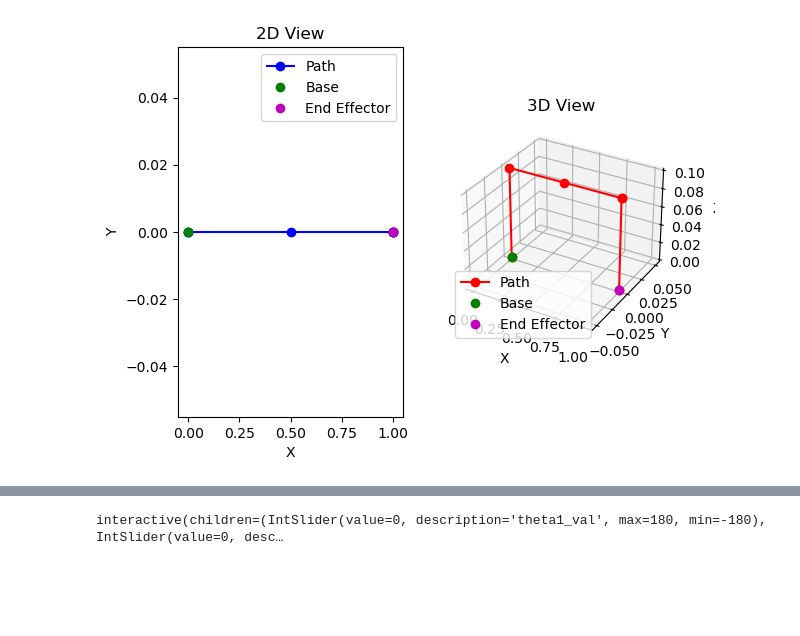
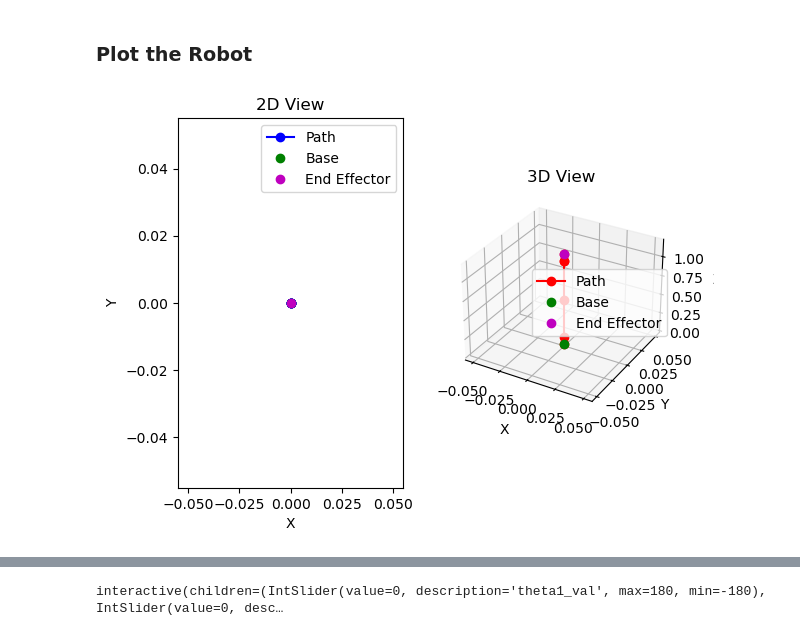
Before and after one commit to sulimanbadour1/Project_S, a Jupyter notebook: control/InverseKinematics/math/Forward_kinematics/FK.ipynb, the cells around one changed output, grey strips where cells are left out. Drawn from its saved outputs; the diff is of its cells as text; code cells hidden in the pictures; blank space fills up the shorter version.

```diff
--- a/control/InverseKinematics/math/Forward_kinematics/FK.ipynb
+++ b/control/InverseKinematics/math/Forward_kinematics/FK.ipynb
@@ -115,3 +99,5 @@ Numerical Evaluation of the Transformation Matrix:
+# %% [markdown]
+### Plot the Robot
 # %%
 import numpy as np
 import matplotlib.pyplot as plt
@@ -128,27 +114,31 @@ d3, a3, alpha3 = 0, 0.5, 0
 d4, a4, alpha4 = 0, 0, pi / 2
 d5, a5, alpha5 = 0.1, 0, 0
 
+
 # Define the transformation matrix function using DH parameters
 def DH_matrix(theta, d, a, alpha):
-    return Matrix([
+    return Matrix(
         [
-            cos(theta),
-            -sin(theta) * cos(alpha),
-            sin(theta) * sin(alpha),
-            a * cos(theta),
-        ],
-        [
-            sin(theta),
-            cos(theta) * cos(alpha),
-            -cos(theta) * sin(alpha),
-            a * sin(theta),
-        ],
-        [0, sin(alpha), cos(alpha), d],
-        [0, 0, 0, 1],
-    ])
+            [
+                cos(theta),
+                -sin(theta) * cos(alpha),
+                sin(theta) * sin(alpha),
+                a * cos(theta),
+            ],
+            [
+                sin(theta),
+                cos(theta) * cos(alpha),
+                -cos(theta) * sin(alpha),
+                a * sin(theta),
+            ],
+            [0, sin(alpha), cos(alpha), d],
+            [0, 0, 0, 1],
+        ]
+    )
+
 
 # Define joint angles in radians
-angles = {theta1: 0, theta2: 0, theta3: 0, theta4: 0, theta5: 0}
+angles = {theta1: 0, theta2: pi / 2, theta3: 0, theta4: pi / 2, theta5: 0}
 
 # Compute transformation matrices
 T1 = DH_matrix(theta1, d1, a1, alpha1).subs(angles)
@@ -179,31 +169,31 @@ positions = [N(p) for p in positions]  # Evaluate numerically
 fig = plt.figure()
 ax1 = fig.add_subplot(121)
 ax2 = fig.add_subplot(122, projection="3d")
 
 # 2D plot
 x_vals = [p[0] for p in positions]
 y_vals = [p[1] for p in positions]
 ax1.plot(x_vals, y_vals, "bo-")
 ax1.plot(x_vals[0], y_vals[0], "go")  # Base in green
 ax1.plot(x_vals[-1], y_vals[-1], "mo")  # End effector in magenta
 ax1.set_title("2D View")
 ax1.set_xlabel("X")
 ax1.set_ylabel("Y")
 ax1.legend(["Path", "Base", "End Effector"])
 
 # 3D plot
 x_vals = [p[0] for p in positions]
 y_vals = [p[1] for p in positions]
 z_vals = [p[2] for p in positions]
 ax2.plot(x_vals, y_vals, z_vals, "ro-")
 ax2.plot(x_vals[0], y_vals[0], z_vals[0], "go")  # Base in green
 ax2.plot(x_vals[-1], y_vals[-1], z_vals[-1], "mo")  # End effector in magenta
 ax2.set_title("3D View")
 ax2.set_xlabel("X")
 ax2.set_ylabel("Y")
 ax2.set_zlabel("Z")
 ax2.legend(["Path", "Base", "End Effector"])
 
 plt.show()
 # %% [output]
-[figure, old version]
+[figure, new version]
```
Also changed, not shown: parts of 3 cells of this notebook, 4 other files.
